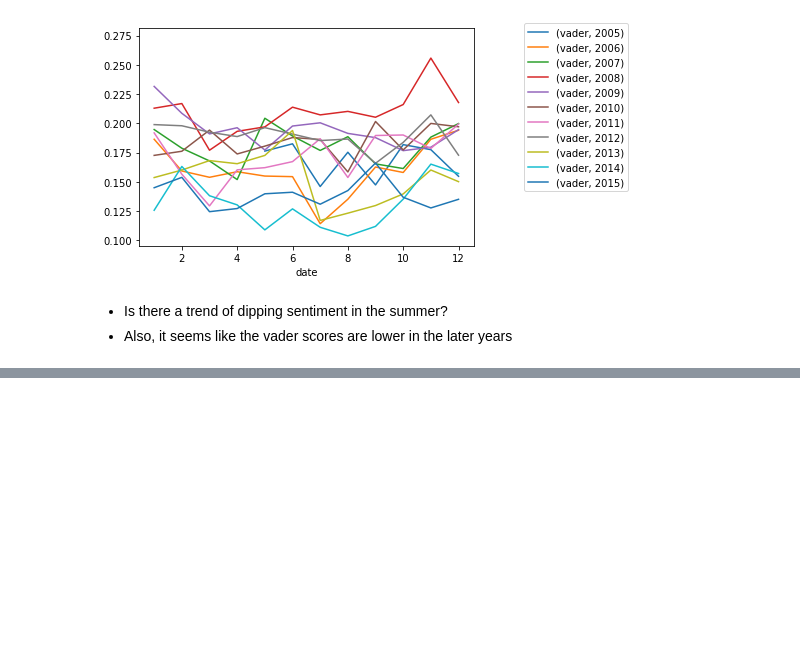
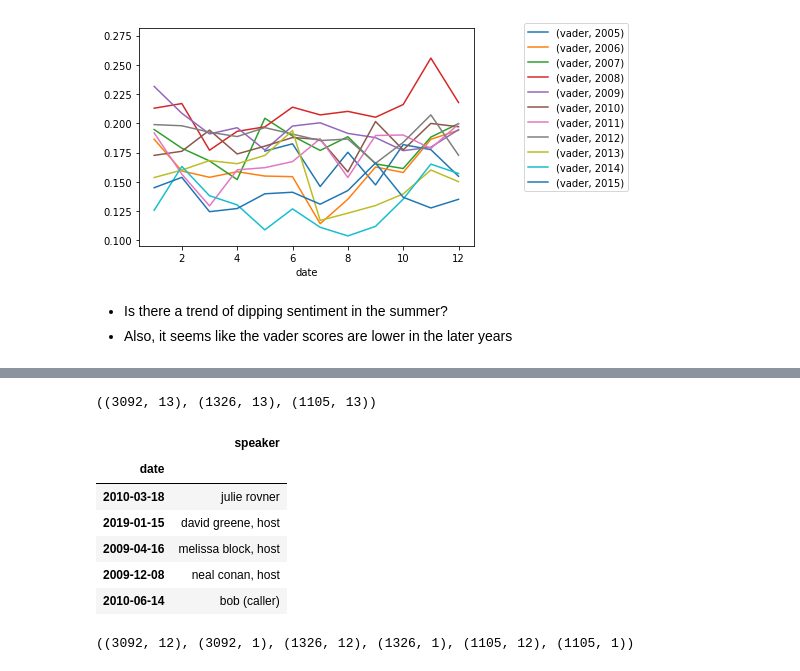
Before and after one commit to npr-nlp/npr-nlp-project, a Jupyter notebook: brian_explore_notebook.ipynb, the cells around one changed output, grey strips where cells are left out. Saved outputs shown, nothing was run; the diff lists cells and outputs as text; code cells hidden in the pictures; blank space fills up the shorter version.

```diff
--- a/brian_explore_notebook.ipynb
+++ b/brian_explore_notebook.ipynb
@@ -990,0 +1109,4 @@ y_test = pd.DataFrame(test.tax_value, columns=['tax_value'])
+# %%
+cv_train.shape, cv_validate.shape,cv_test.shape
+# %% [output]
+((3092, 13), (1326, 13), (1105, 13))
@@ -991,3 +1122,22 @@ y_test = pd.DataFrame(test.tax_value, columns=['tax_value'])
+# %%
+cv_y_train.head()
+# %% [output]
+|  | speaker |
+| date |  |
+| 2010-03-18 | julie rovner |
+| 2019-01-15 | david greene, host |
+| 2009-04-16 | melissa block, host |
+| 2009-12-08 | neal conan, host |
+| 2010-06-14 | bob (caller) |
+# %%
+(cv_X_train.shape,
+cv_y_train.shape,
+cv_X_validate.shape,
+cv_y_validate.shape,
+cv_X_test.shape,
+cv_y_test.shape)
+# %% [output]
+((3092, 12), (3092, 1), (1326, 12), (1326, 1), (1105, 12), (1105, 1))
 # %%
 from sklearn.feature_extraction.text import CountVectorizer
 
```
Also changed, not shown: parts of 53 cells of this notebook, 1 other file.
